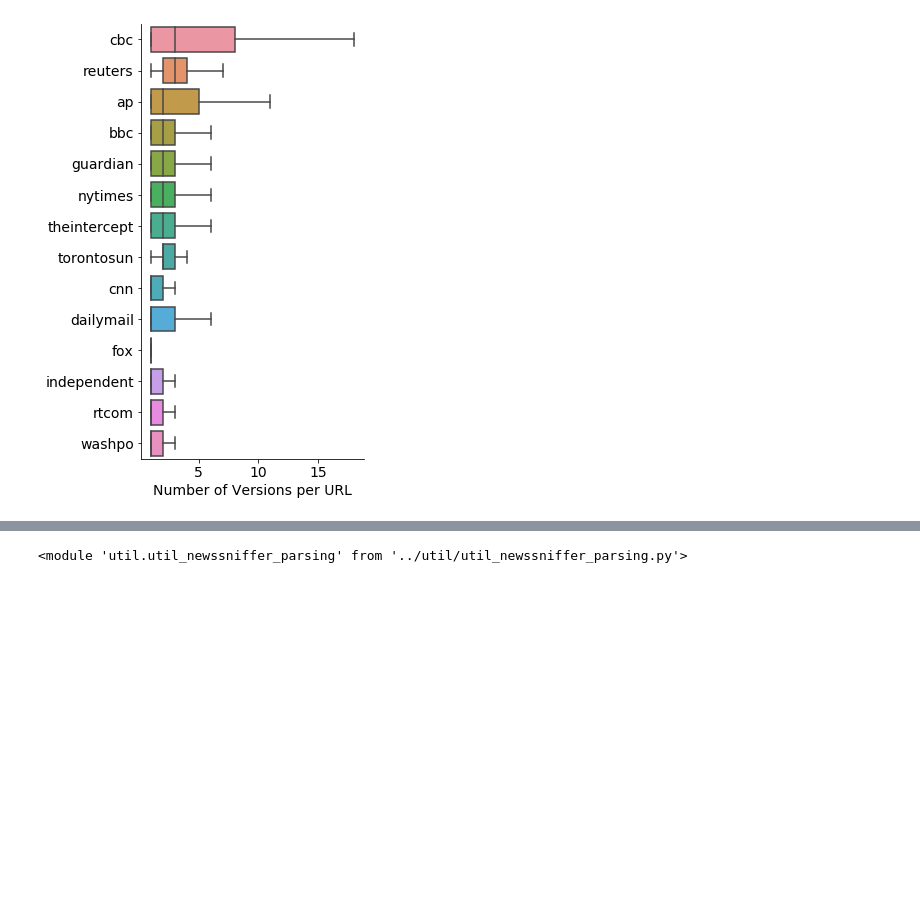
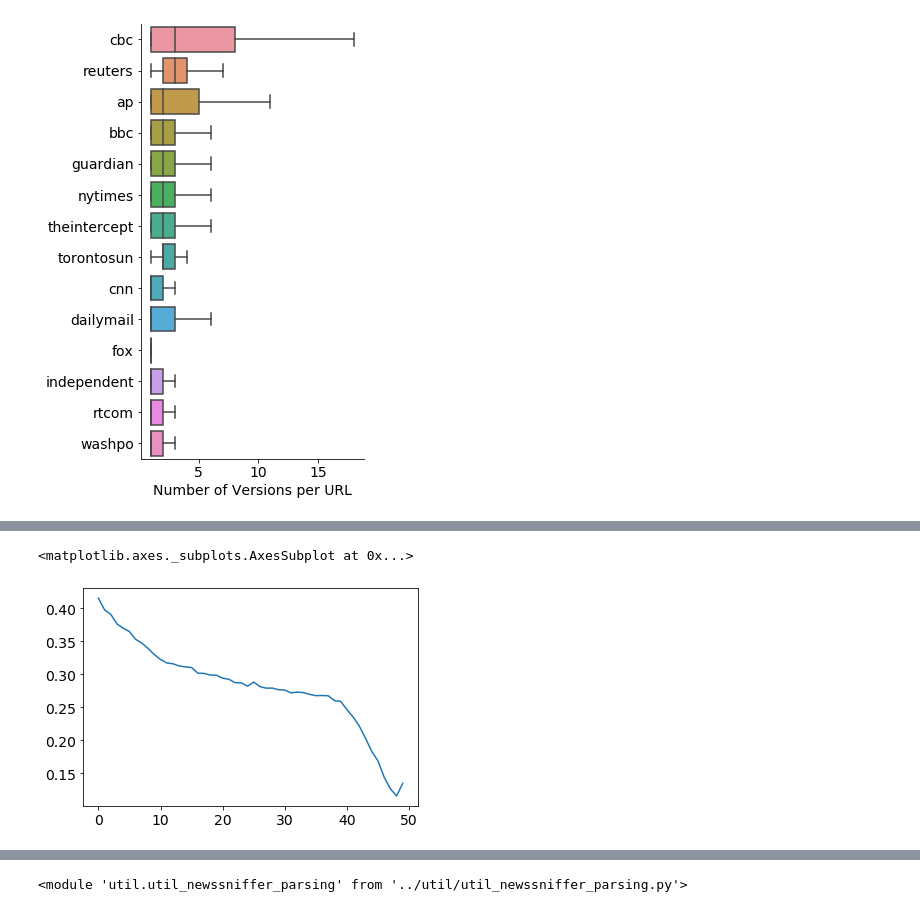
Before and after one commit to alex2awesome/edit-pathways, a Jupyter notebook: notebooks/2021-02-17__diffengine-and-newssniffer.ipynb, the cells around one changed output, grey strips where cells are left out. Saved outputs shown, nothing was run; the diff lists cells and outputs as text; code cells hidden in the pictures; blank space fills up the shorter version.

```diff
--- a/notebooks/2021-02-17__diffengine-and-newssniffer.ipynb
+++ b/notebooks/2021-02-17__diffengine-and-newssniffer.ipynb
@@ -178,0 +419,30 @@ sample_nyt_diffs = pd.read_sql("""
+# %%
+sentence_diffs_df['key'] = (
+    sentence_diffs_df['a_id'].astype(str) + '-' +
+    sentence_diffs_df['version_old'].astype(str) + '-' +
+    sentence_diffs_df['version_new'].astype(str)
+)
+# %%
+import numpy as np
+import itertools
+
+def condense_tags(t, num_bins=20, desired_tag='+'):
+    """Take a list of tags of length k and compress it into a list of len `num_bins`."""
+    bins = np.linspace(0, 1, num=num_bins+1)
+    slots = np.linspace(0, 1, num=len(t))
+    t_bins = np.digitize(slots, bins[:-1])
+    output = np.zeros(num_bins) * np.nan
+    for k, g in itertools.groupby(zip(t_bins, t), key=lambda x: x[0]):
+        tag = 1 if any(map(lambda x: x[1] == desired_tag, g)) else 0
+        output[k-1] = tag
+    return output
+# %%
+position_added = (sentence_diffs_df
+                  .groupby('key')
+                  .apply(lambda df:
+                         df.sort_values('s_idx')
+                          .loc[lambda df: df['sent_new'] != '']
+                          ['tag_new']
+                         .to_list()
+                        )
+                 )
@@ -178,0 +459,10 @@ sample_nyt_diffs = pd.read_sql("""
+# %%
+position_added_cond = (position_added
+                       .apply(lambda x: pd.Series(condense_tags(x, num_bins=50, desired_tag='+')))
+                       .T.fillna(method='ffill').T
+                      )
+# %%
+position_added_cond.mean().plot()
+# %% [output]
+<matplotlib.axes._subplots.AxesSubplot at 0x...>
+[figure, added]
```
Also changed, not shown: parts of 54 cells of this notebook, 9 other files.
